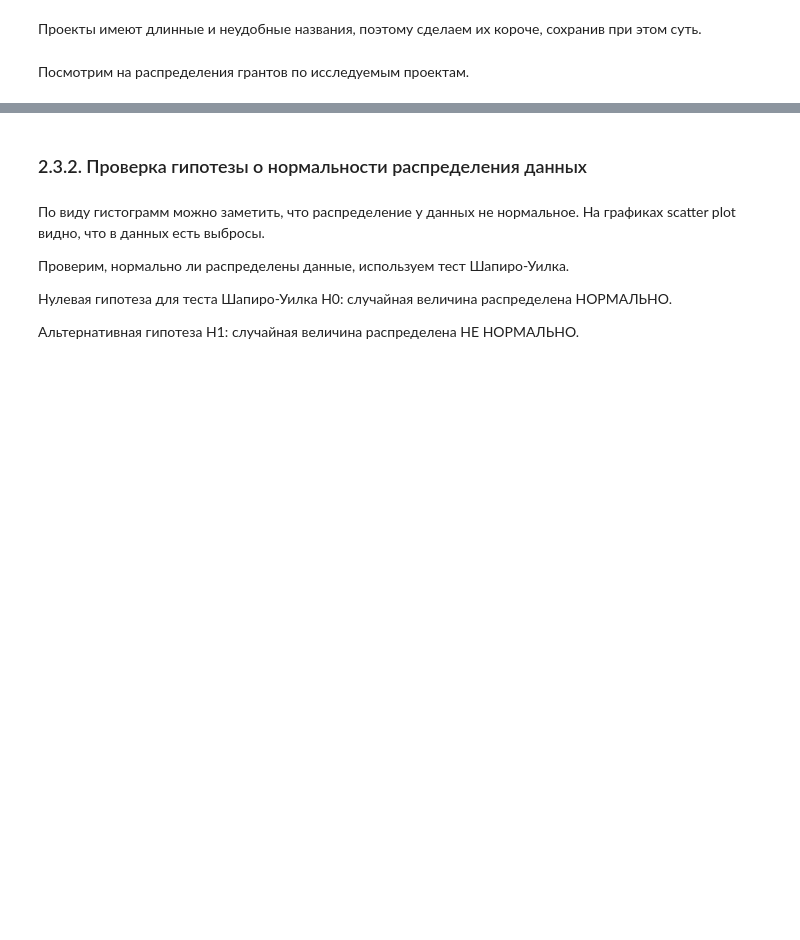
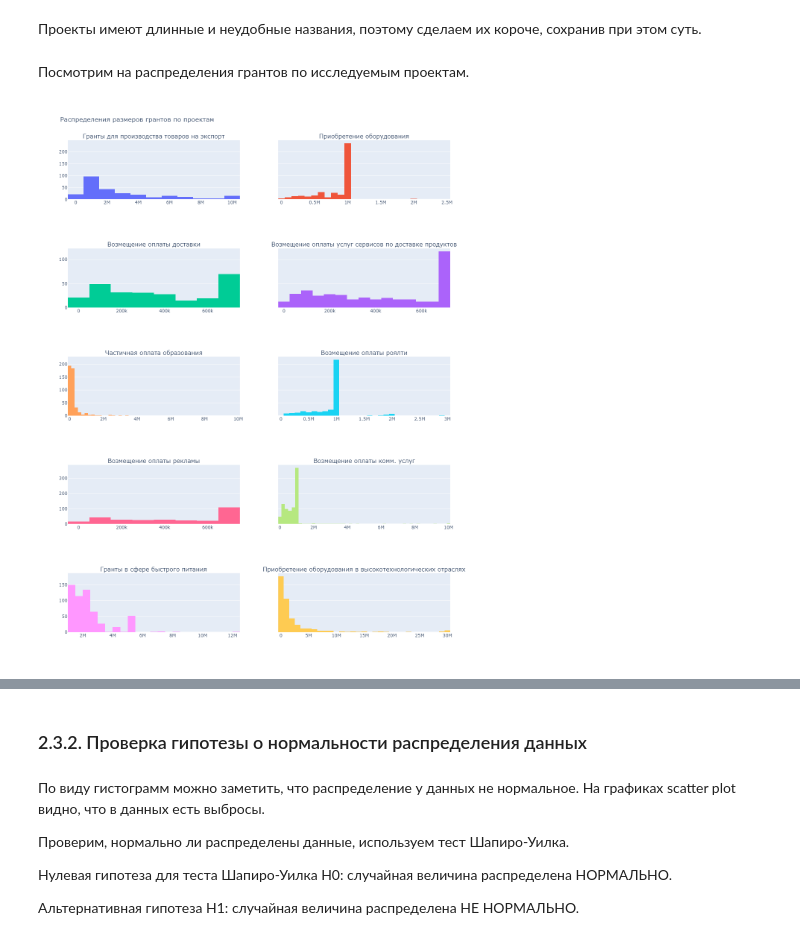
Before and after one commit to mellow-moon/grants_research, a Jupyter notebook: grants_research.ipynb, the cells around one changed output, grey strips where cells are left out. Drawn from its saved outputs; the diff is of its cells as text; code cells hidden in the pictures; blank space fills up the shorter version.

```diff
--- a/grants_research.ipynb
+++ b/grants_research.ipynb
@@ -485,28 +491,32 @@ df_to_test['project_name'] = df_to_test['project_name'].replace(
 # %%
 projects = list(df_to_test['project_name'].unique())
 
 fig = make_subplots(rows=5,
                     cols=2,
                     shared_yaxes=True,
                     subplot_titles=projects)
 
 row=1
 col=1
 
 for project in projects:
     fig.append_trace(go.Histogram(x=df_to_test[df_to_test['project_name'] == project]['amount'], name=project), row, col)
 
     if col % 2 == 0:
         row+=1
         col=0
 
     col+=1
 
 fig.update_layout(title='Распределения размеров грантов по проектам',
                   height=1500,
                   coloraxis=dict(colorscale='Bluered_r'),
                   showlegend=False)
 fig.show()
+
+display(Image(filename='img/grants_distribution.png', width=800))
+# %% [output]
+[figure, added]
 # %%
 fig = make_subplots(rows=5,
                     cols=2,
```
Also changed, not shown: parts of 10 cells of this notebook, 10 other files.
